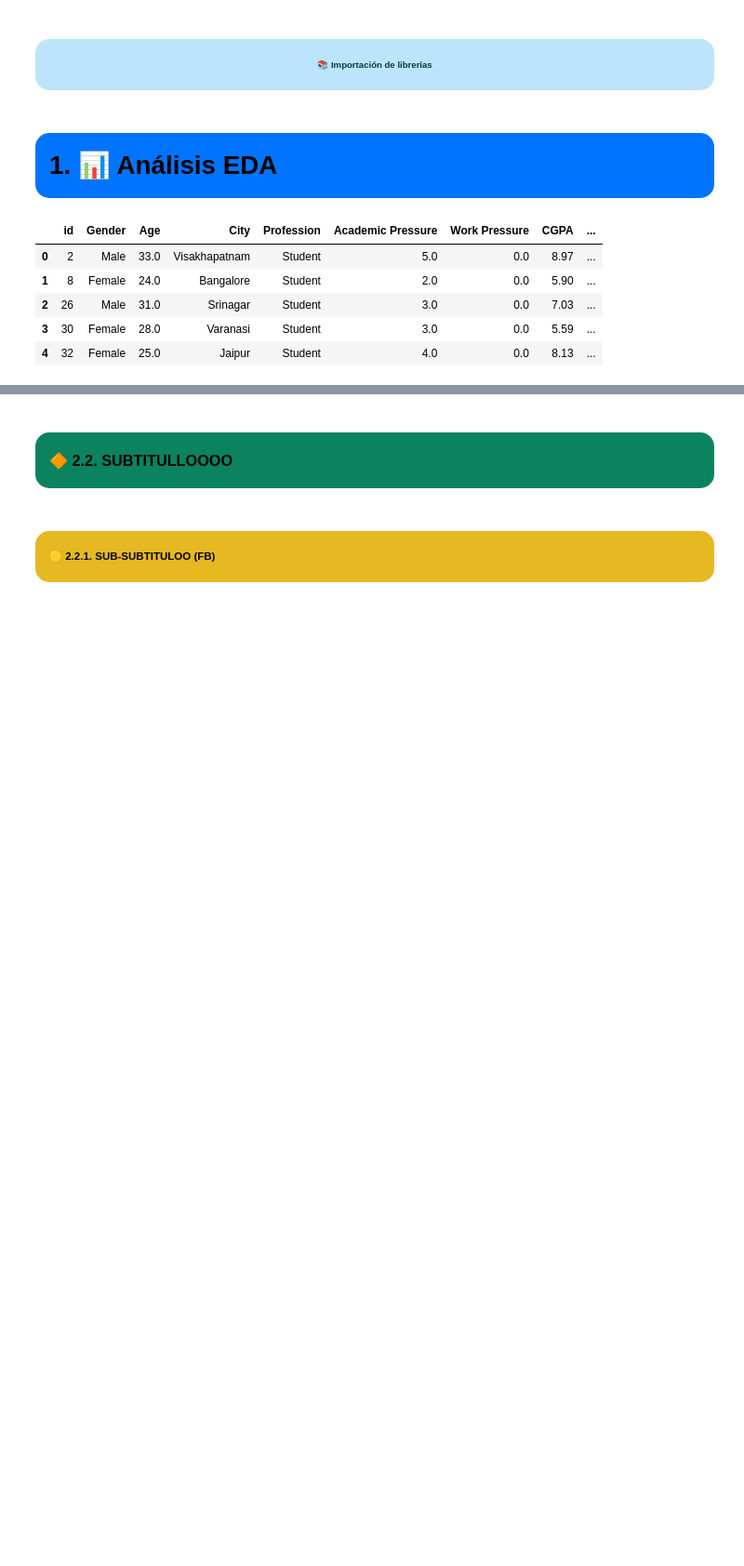
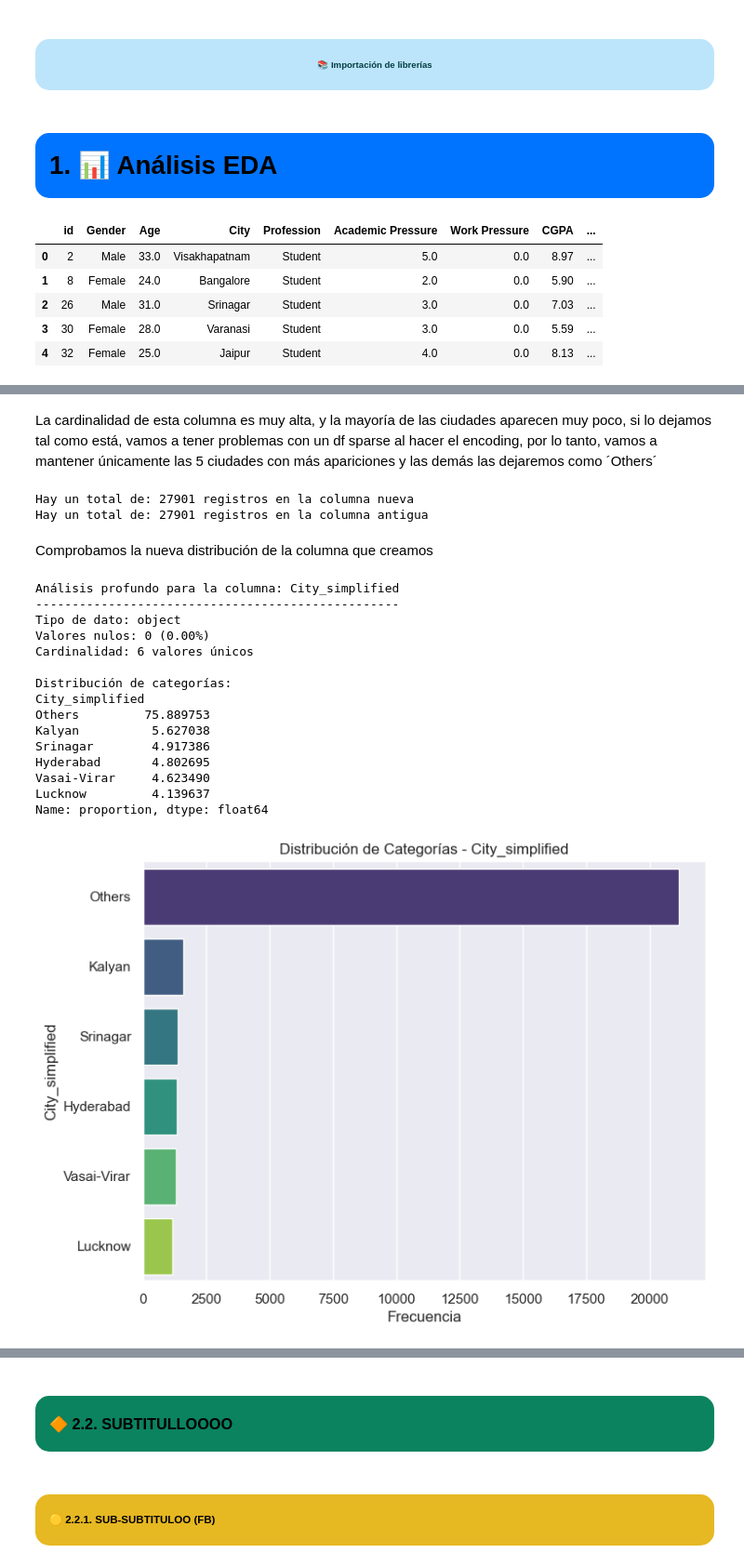
Before and after one commit to AlvaroG7/IIA, a Jupyter notebook: IIA_Proyect_V0.ipynb, the cells around one changed output, grey strips where cells are left out. Shown: that part at 93% size. Saved outputs shown, nothing was run; the diff lists cells and outputs as text; code cells hidden in the pictures; blank space fills up the shorter version.

```diff
--- a/IIA_Proyect_V0.ipynb
+++ b/IIA_Proyect_V0.ipynb
@@ -35,0 +313,33 @@ plt.show()
+# %% [markdown]
+La cardinalidad de esta columna es muy alta, y la mayoría de las ciudades aparecen muy poco, si lo dejamos tal como está, vamos a tener problemas con un df sparse al hacer el encoding, por lo tanto, vamos a mantener únicamente las 5 ciudades con más apariciones y las demás las dejaremos como ´Others´
+# %%
+top_5_cities = df['City'].value_counts().nlargest(5).index
+
+df['City_simplified'] = df['City'].apply(lambda x: x if x in top_5_cities else 'Others')
+# %%
+print(f"Hay un total de: {df['City_simplified'].value_counts().sum()} registros en la columna nueva")
+print(f"Hay un total de: {df['City'].value_counts().sum()} registros en la columna antigua")
+# %% [output]
+Hay un total de: 27901 registros en la columna nueva
+Hay un total de: 27901 registros en la columna antigua
+# %% [markdown]
+Comprobamos la nueva distribución de la columna que creamos
+# %%
+analisis_columna_profundizado(df, 'City_simplified')
+# %% [output]
+Análisis profundo para la columna: City_simplified
+--------------------------------------------------
+Tipo de dato: object
+Valores nulos: 0 (0.00%)
+Cardinalidad: 6 valores únicos
+
+Distribución de categorías:
+City_simplified
+Others         75.889753
+Kalyan          5.627038
+Srinagar        4.917386
+Hyderabad       4.802695
+Vasai-Virar     4.623490
+Lucknow         4.139637
+Name: proportion, dtype: float64
+[figure, added]
```
Also changed, not shown: parts of 59 cells of this notebook.
